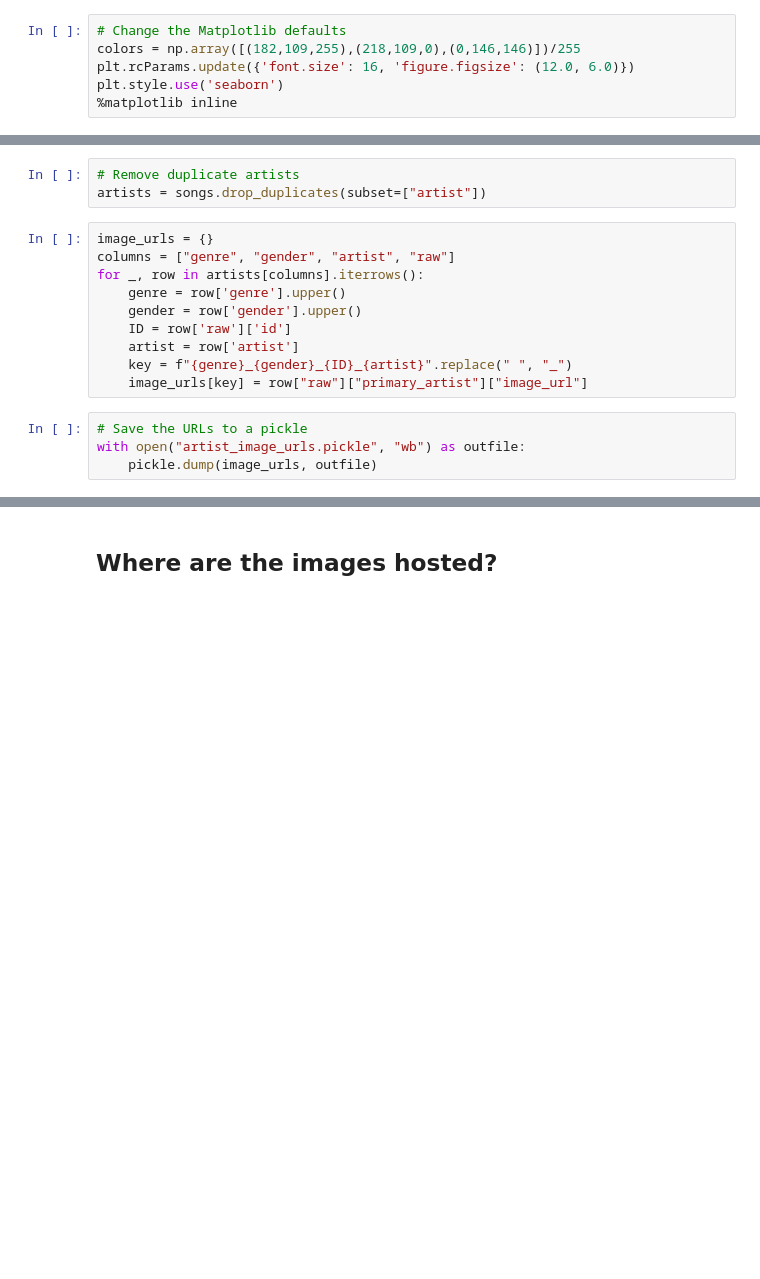
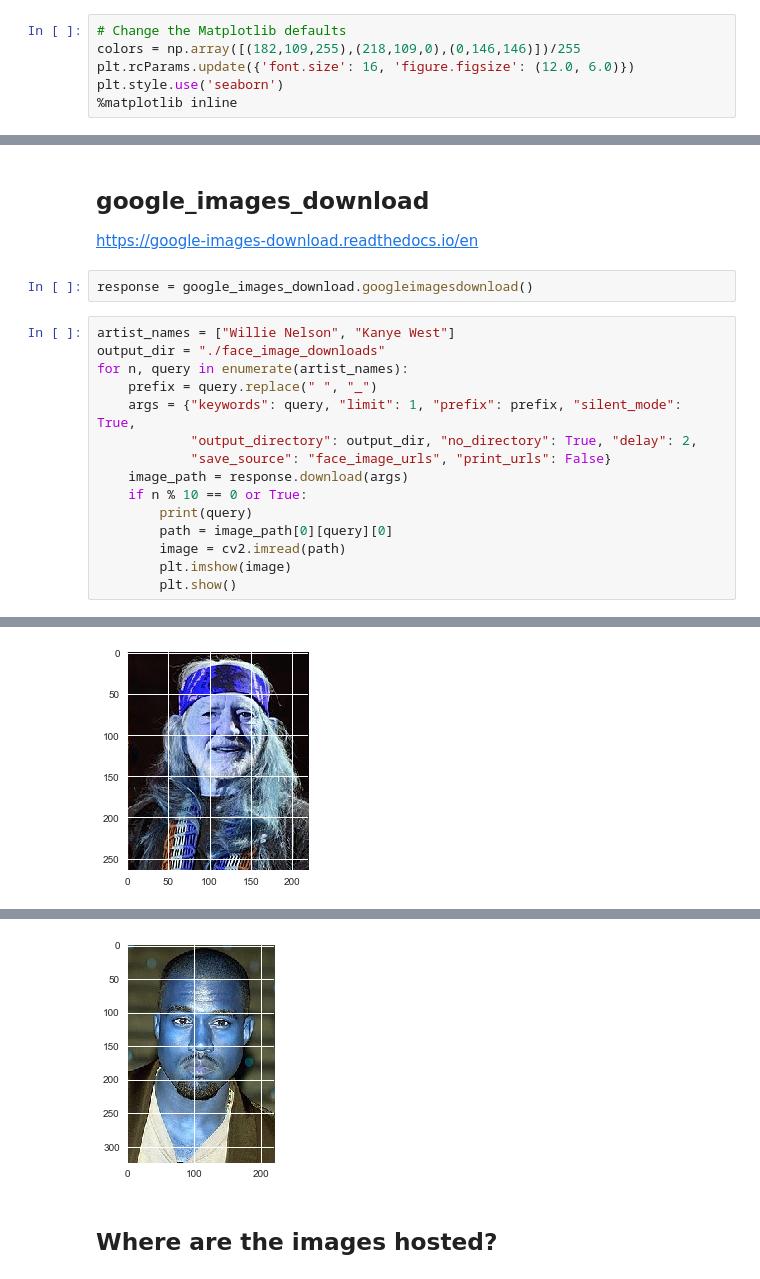
Before and after one commit to johnwmillr/average-artist-faces, a Jupyter notebook: download_artist_images.ipynb, the cells around one changed output, grey strips where cells are left out. Drawn from its saved outputs; the diff is of its cells as text; blank space fills up the shorter version.

Commit message:
Use Google Images for face image downloads

```diff
--- a/download_artist_images.ipynb
+++ b/download_artist_images.ipynb
@@ -35,17 +23,22 @@ Wall time: 57 s
-# %%
-# Remove duplicate artists
-artists = songs.drop_duplicates(subset=["artist"])
-# %%
-image_urls = {}
-columns = ["genre", "gender", "artist", "raw"]
-for _, row in artists[columns].iterrows():
-    genre = row['genre'].upper()
-    gender = row['gender'].upper()
-    ID = row['raw']['id']
-    artist = row['artist']
-    key = f"{genre}_{gender}_{ID}_{artist}".replace(" ", "_")
-    image_urls[key] = row["raw"]["primary_artist"]["image_url"]
-# %%
-# Save the URLs to a pickle
-with open("artist_image_urls.pickle", "wb") as outfile:
-    pickle.dump(image_urls, outfile)
+# %% [markdown]
+## google_images_download
+
+https://google-images-download.readthedocs.io/en
+# %%
+response = google_images_download.googleimagesdownload()
+# %%
+artist_names = ["Willie Nelson", "Kanye West"]
+output_dir = "./face_image_downloads"
+for n, query in enumerate(artist_names):
+    prefix = query.replace(" ", "_")
+    args = {"keywords": query, "limit": 1, "prefix": prefix, "silent_mode": True,
+            "output_directory": output_dir, "no_directory": True, "delay": 2,
+            "save_source": "face_image_urls", "print_urls": False}
+    image_path = response.download(args)
+    if n % 10 == 0 or True:
+        print(query)
+        path = image_path[0][query][0]
+        image = cv2.imread(path)
+        plt.imshow(image)
+        plt.show()
+# %% [output]
@@ -51,0 +47 @@ with open("artist_image_urls.pickle", "wb") as outfile:
+[figure, added]
@@ -52,3 +50,4 @@ with open("artist_image_urls.pickle", "wb") as outfile:
+[figure, added]
 # %% [markdown]
 ## Where are the images hosted?
 # %%
```
Also changed, not shown: parts of 6 cells of this notebook.
